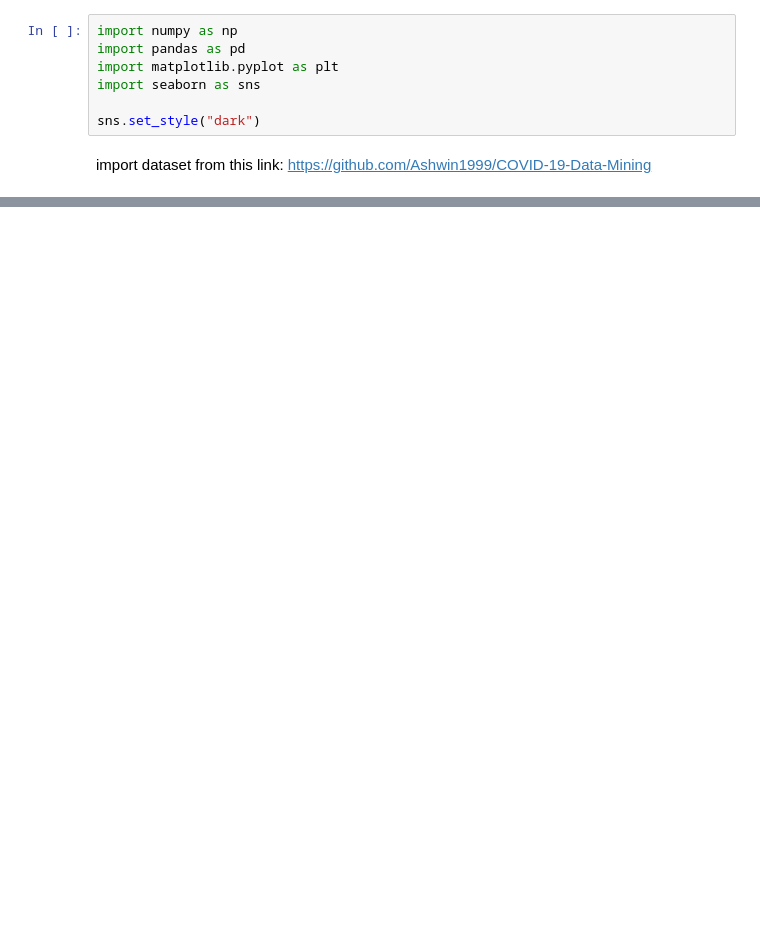
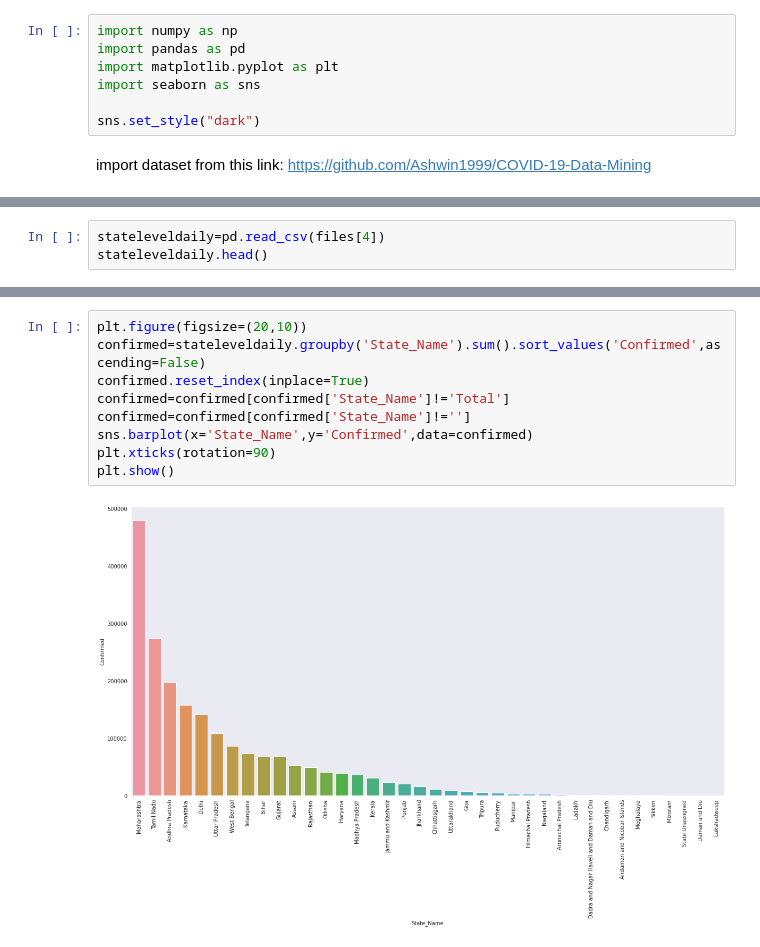
Before and after one commit to acchu99/covid-19-data-mining, a Jupyter notebook: COVID_19_Data_Mining.ipynb, the cells around one changed output, grey strips where cells are left out. Cells and saved outputs as stored; diff of their text form; blank space fills up the shorter version.

```diff
--- a/COVID_19_Data_Mining.ipynb
+++ b/COVID_19_Data_Mining.ipynb
@@ -189,0 +49,3 @@ f3_ax2.set_ylabel(" ",fontsize=0);
+# %%
+stateleveldaily=pd.read_csv(files[4])
+stateleveldaily.head()
@@ -189,0 +59,11 @@ f3_ax2.set_ylabel(" ",fontsize=0);
+# %%
+plt.figure(figsize=(20,10))
+confirmed=stateleveldaily.groupby('State_Name').sum().sort_values('Confirmed',ascending=False)
+confirmed.reset_index(inplace=True)
+confirmed=confirmed[confirmed['State_Name']!='Total']
+confirmed=confirmed[confirmed['State_Name']!='']
+sns.barplot(x='State_Name',y='Confirmed',data=confirmed)
+plt.xticks(rotation=90)
+plt.show()
+# %% [output]
+[figure, added]
```
Also changed, not shown: parts of 24 cells of this notebook.
